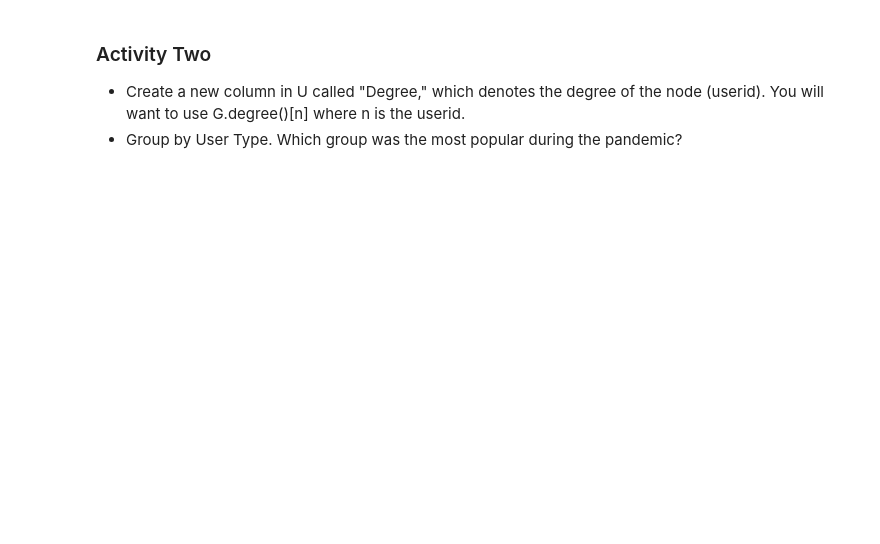
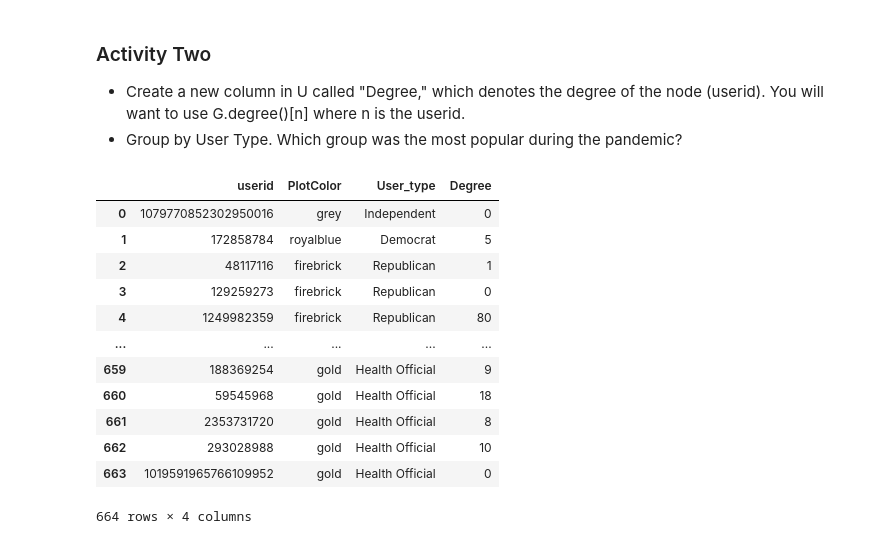
Before and after one commit to ellascarola/QSS20_S25, a Jupyter notebook: activities/07_social_network_analysis-Copy1.ipynb, the cells around one changed output. Cells and saved outputs as stored; diff of their text form; code cells hidden in the pictures; blank space fills up the shorter version.

```diff
--- a/activities/07_social_network_analysis-Copy1.ipynb
+++ b/activities/07_social_network_analysis-Copy1.ipynb
@@ -138,3 +310,20 @@ stylized_network, config = visualize(GG,port=2000)
 - Group by User Type. Which group was the most popular during the pandemic?
 # %%
 # your code here.
+U["Degree"] = U["userid"].apply(lambda x: GG.degree(x) if x in GG else 0)
+
+U
+# %% [output]
+|  | userid | PlotColor | User_type | Degree |
+| 0 | 1079770852302950016 | grey | Independent | 0 |
+| 1 | 172858784 | royalblue | Democrat | 5 |
+| 2 | 48117116 | firebrick | Republican | 1 |
+| 3 | 129259273 | firebrick | Republican | 0 |
+| 4 | 1249982359 | firebrick | Republican | 80 |
+| ... | ... | ... | ... | ... |
+| 659 | 188369254 | gold | Health Official | 9 |
+| 660 | 59545968 | gold | Health Official | 18 |
+| 661 | 2353731720 | gold | Health Official | 8 |
+| 662 | 293028988 | gold | Health Official | 10 |
+| 663 | 1019591965766109952 | gold | Health Official | 0 |
+664 rows × 4 columns
```
Also changed, not shown: parts of 19 cells of this notebook.
